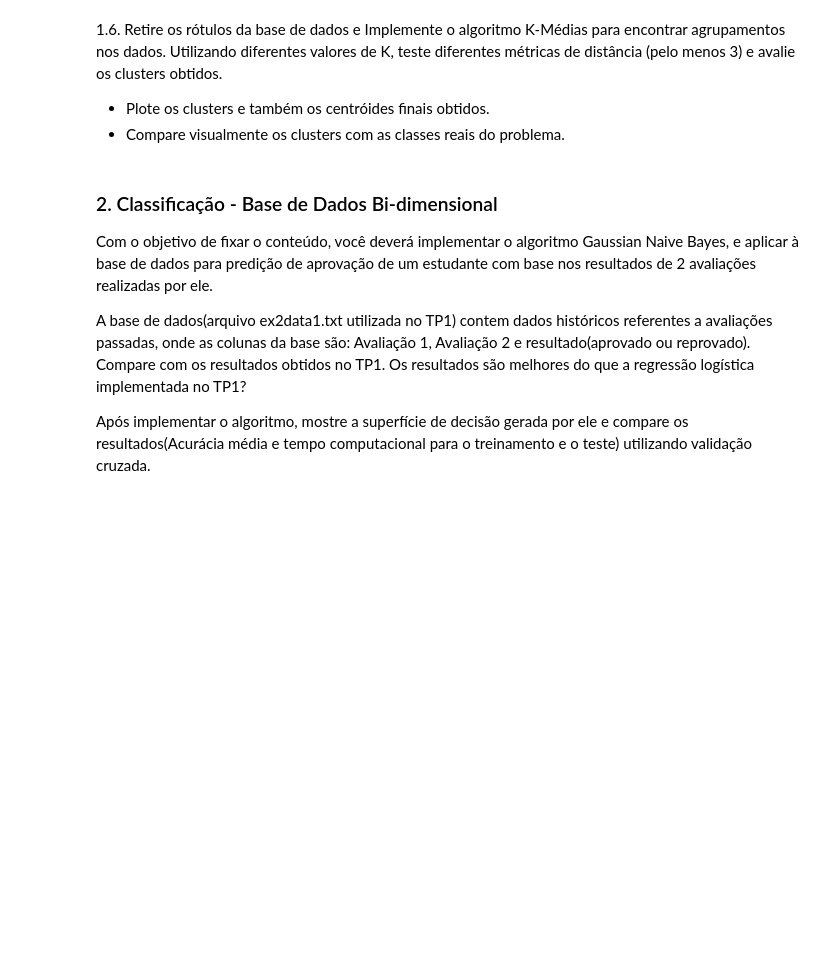
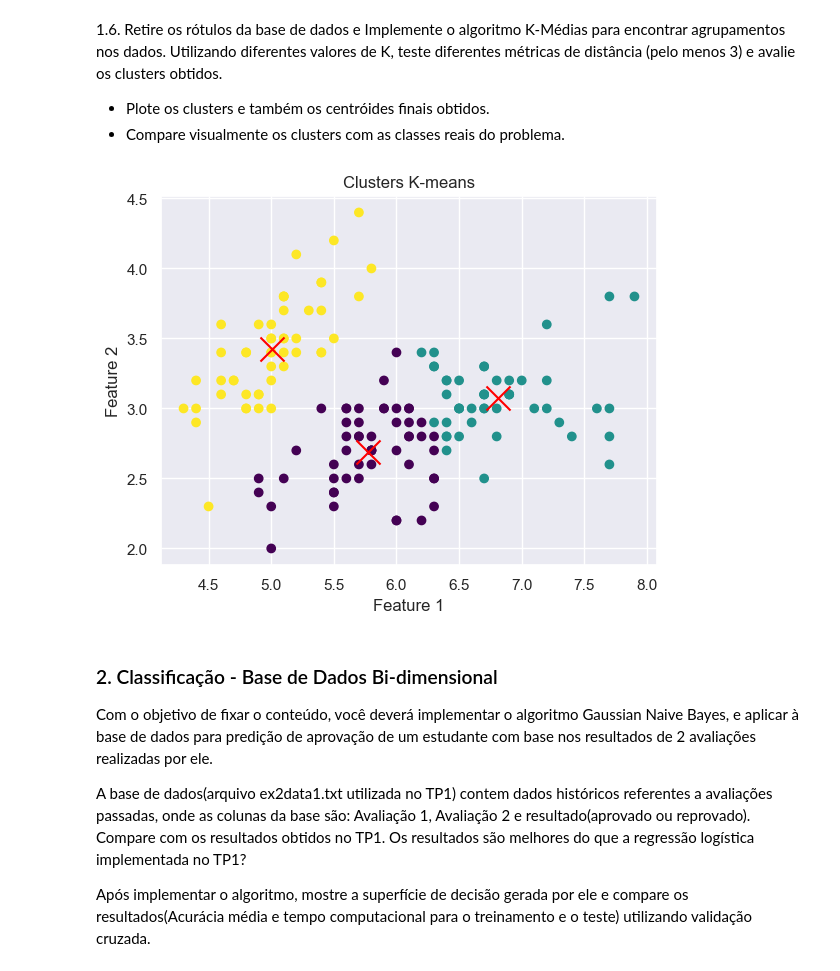
Before and after one commit to DanielCirino/ppginf-ml-trabalho-pratico-02, a Jupyter notebook: notebooks/trab_pratico_02.ipynb, the cells around one changed output. Cells and saved outputs as stored; diff of their text form; code cells hidden in the pictures; blank space fills up the shorter version.

Commit message:
Implementação K-means

```diff
--- a/notebooks/trab_pratico_02.ipynb
+++ b/notebooks/trab_pratico_02.ipynb
@@ -446,3 +490,21 @@ Utilizando diferentes valores de K, teste diferentes métricas de distância (pe
+# %%
+# Treinar o modelo K-means
+kmeans = KMeans(n_clusters=3)
+kmeans.fit(X)
+labels = kmeans.predict(X)
+
+# Plotar os resultados
+def plot_clusters(X, labels, centroids):
+    plt.scatter(X[:, 0], X[:, 1], c=labels, cmap='viridis', marker='o')
+    plt.scatter(centroids[:, 0], centroids[:, 1], s=300, c='red', marker='x')
+    plt.xlabel('Feature 1')
+    plt.ylabel('Feature 2')
+    plt.title('Clusters K-means')
+    plt.show()
+
+plot_clusters(X, labels, kmeans.centroids)
+# %% [output]
+[figure, added]
 # %% [markdown]
 ### 2. Classificação - Base de Dados Bi-dimensional
 
```
Also changed, not shown: parts of 2 cells of this notebook.
